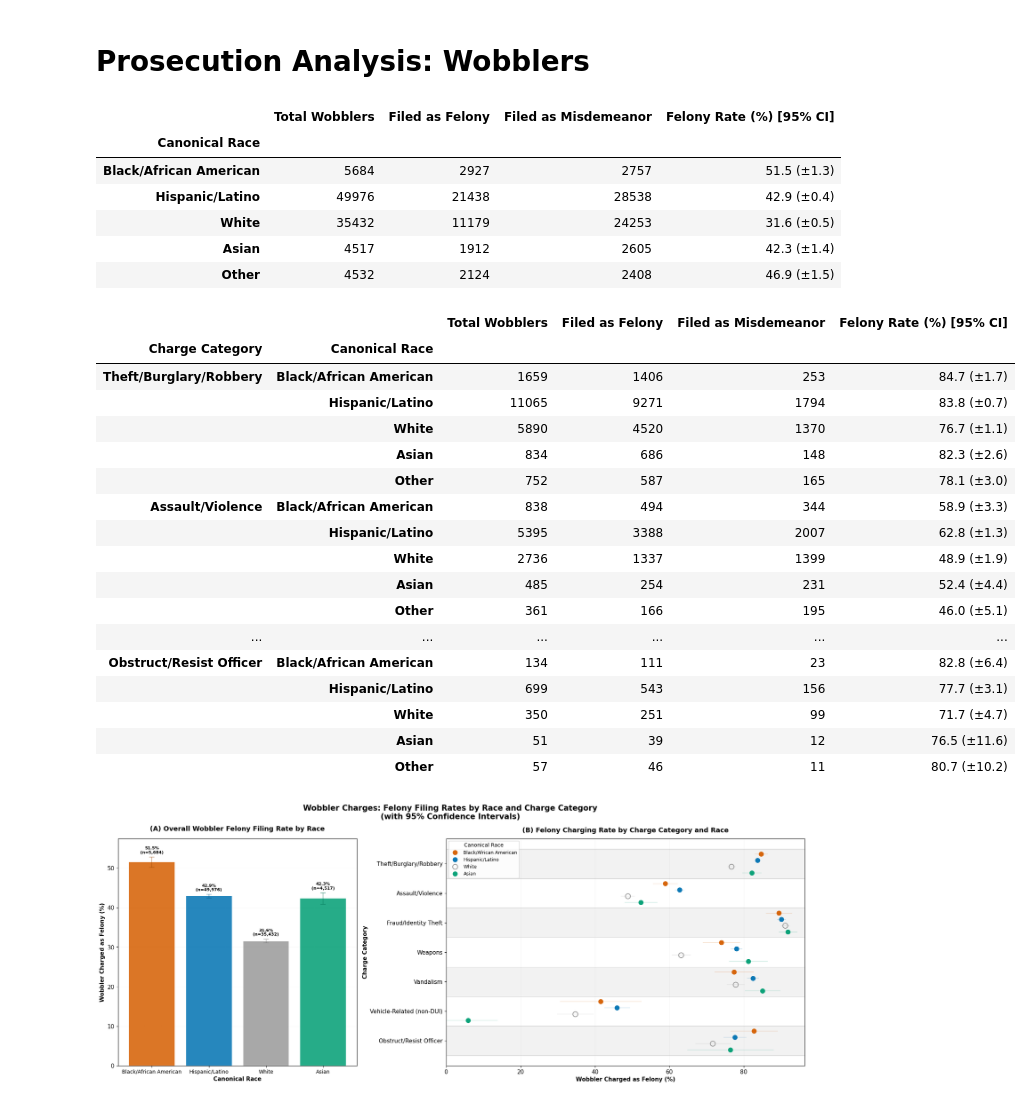
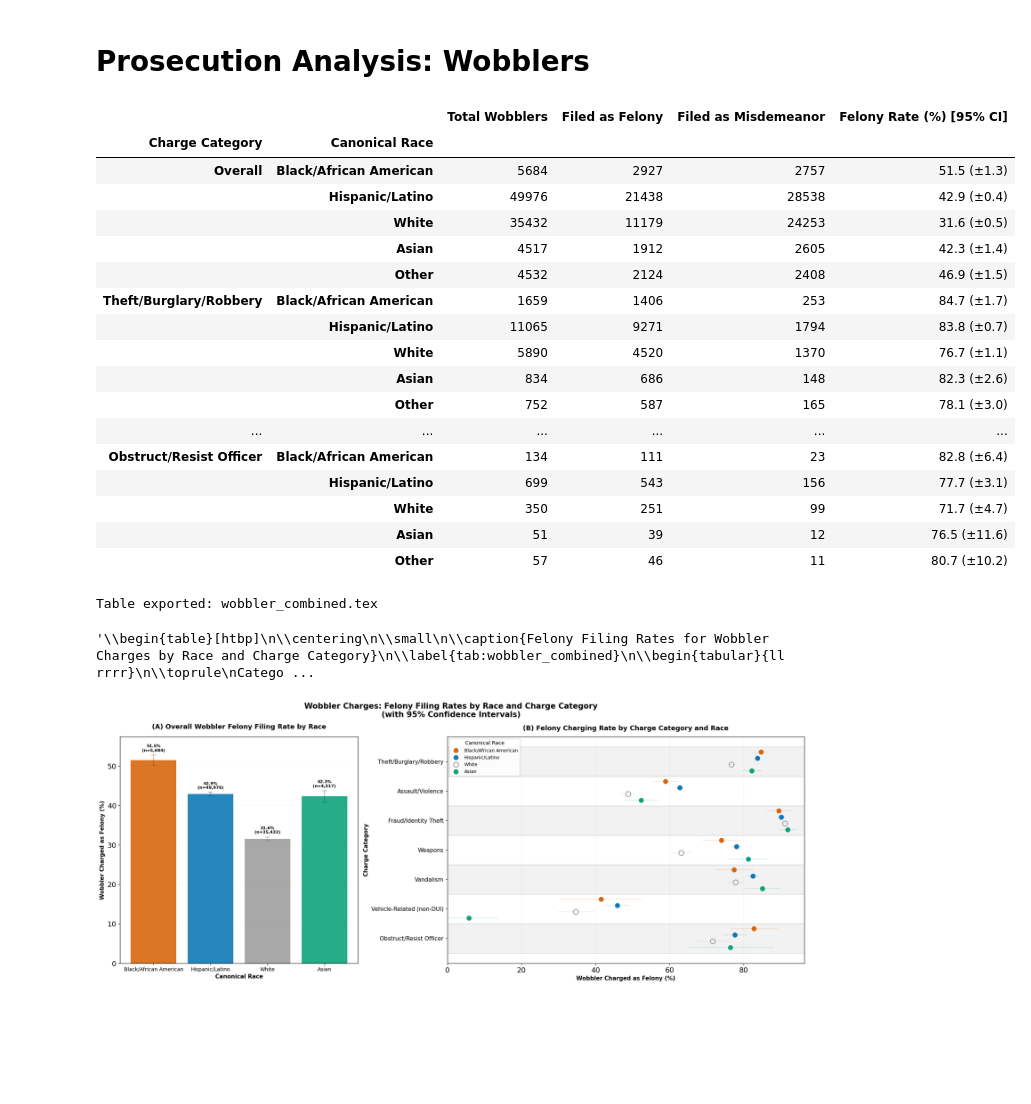
Before and after one commit to laurenbchu/honors-thesis, a Jupyter notebook: notebooks/02_analysis.ipynb, the cells around one changed output. Cells and saved outputs as stored; diff of their text form; code cells hidden in the pictures; blank space fills up the shorter version.

Commit message:
Added new tables

```diff
--- a/notebooks/02_analysis.ipynb
+++ b/notebooks/02_analysis.ipynb
@@ -484,41 +584,30 @@ figs = visualization_utils.plot_enhancement_rate_by_race_statute_category(enhanc
 # Prosecution Analysis: Wobblers
 # %%
 filtered_wobbler_categories = analysis_utils.get_filtered_wobbler_categories(substantive)
-wobbler_table, wobbler_category_table = table_utils.wobbler_felony_rate_tables(substantive)
-
-display(wobbler_table)
-
-# For the category table, we only display categories with at least 5% overall wobbler felony filing rate and total wobbler cases of at least 500
-# Also exclude "Other" category
-display(wobbler_category_table)
-
-# export_wobbler_tables_to_latex(wobbler_table, wobbler_category_table)
+wobbler_combined = table_utils.wobbler_felony_rate_tables(substantive)
+display(wobbler_combined)
+# table_utils.export_wobbler_combined_to_latex(wobbler_combined)
 # %% [output]
-|  | Total Wobblers | Filed as Felony | Filed as Misdemeanor | Felony Rate (%) [95% CI] |
-| Canonical Race |  |  |  |  |
-| Black/African American | 5684 | 2927 | 2757 | 51.5 (±1.3) |
-| Hispanic/Latino | 49976 | 21438 | 28538 | 42.9 (±0.4) |
-| White | 35432 | 11179 | 24253 | 31.6 (±0.5) |
-| Asian | 4517 | 1912 | 2605 | 42.3 (±1.4) |
-| Other | 4532 | 2124 | 2408 | 46.9 (±1.5) |
+|  |  | Total Wobblers | Filed as Felony | Filed as Misdemeanor | Felony Rate (%) [95% CI] |
+| Charge Category | Canonical Race |  |  |  |  |
+| Overall | Black/African American | 5684 | 2927 | 2757 | 51.5 (±1.3) |
+|  | Hispanic/Latino | 49976 | 21438 | 28538 | 42.9 (±0.4) |
+|  | White | 35432 | 11179 | 24253 | 31.6 (±0.5) |
+|  | Asian | 4517 | 1912 | 2605 | 42.3 (±1.4) |
+|  | Other | 4532 | 2124 | 2408 | 46.9 (±1.5) |
+| Theft/Burglary/Robbery | Black/African American | 1659 | 1406 | 253 | 84.7 (±1.7) |
+|  | Hispanic/Latino | 11065 | 9271 | 1794 | 83.8 (±0.7) |
+|  | White | 5890 | 4520 | 1370 | 76.7 (±1.1) |
+|  | Asian | 834 | 686 | 148 | 82.3 (±2.6) |
+|  | Other | 752 | 587 | 165 | 78.1 (±3.0) |
+| ... | ... | ... | ... | ... | ... |
+| Obstruct/Resist Officer | Black/African American | 134 | 111 | 23 | 82.8 (±6.4) |
+|  | Hispanic/Latino | 699 | 543 | 156 | 77.7 (±3.1) |
+|  | White | 350 | 251 | 99 | 71.7 (±4.7) |
+|  | Asian | 51 | 39 | 12 | 76.5 (±11.6) |
+|  | Other | 57 | 46 | 11 | 80.7 (±10.2) |
-|  |  | Total Wobblers | Filed as Felony | Filed as Misdemeanor | Felony Rate (%) [95% CI] |
-| Charge Category | Canonical Race |  |  |  |  |
-| Theft/Burglary/Robbery | Black/African American | 1659 | 1406 | 253 | 84.7 (±1.7) |
-|  | Hispanic/Latino | 11065 | 9271 | 1794 | 83.8 (±0.7) |
-|  | White | 5890 | 4520 | 1370 | 76.7 (±1.1) |
-|  | Asian | 834 | 686 | 148 | 82.3 (±2.6) |
-|  | Other | 752 | 587 | 165 | 78.1 (±3.0) |
-| Assault/Violence | Black/African American | 838 | 494 | 344 | 58.9 (±3.3) |
-|  | Hispanic/Latino | 5395 | 3388 | 2007 | 62.8 (±1.3) |
-|  | White | 2736 | 1337 | 1399 | 48.9 (±1.9) |
-|  | Asian | 485 | 254 | 231 | 52.4 (±4.4) |
-|  | Other | 361 | 166 | 195 | 46.0 (±5.1) |
-| ... | ... | ... | ... | ... | ... |
-| Obstruct/Resist Officer | Black/African American | 134 | 111 | 23 | 82.8 (±6.4) |
-|  | Hispanic/Latino | 699 | 543 | 156 | 77.7 (±3.1) |
-|  | White | 350 | 251 | 99 | 71.7 (±4.7) |
-|  | Asian | 51 | 39 | 12 | 76.5 (±11.6) |
-|  | Other | 57 | 46 | 11 | 80.7 (±10.2) |
+Table exported: wobbler_combined.tex
+'\\begin{table}[htbp]\n\\centering\n\\small\n\\caption{Felony Filing Rates for Wobbler Charges by Race and Charge Category}\n\\label{tab:wobbler_combined}\n\\begin{tabular}{ll rrrr}\n\\toprule\nCatego ...
 # %%
 fig = visualization_utils.plot_wobbler_combined(substantive, top_categories=filtered_wobbler_categories, sort_by="rate_overall")
 # visualization_utils.export_figure_to_pdf(fig, "wobblers")
```
Also changed, not shown: parts of 6 cells of this notebook, 13 other files.
